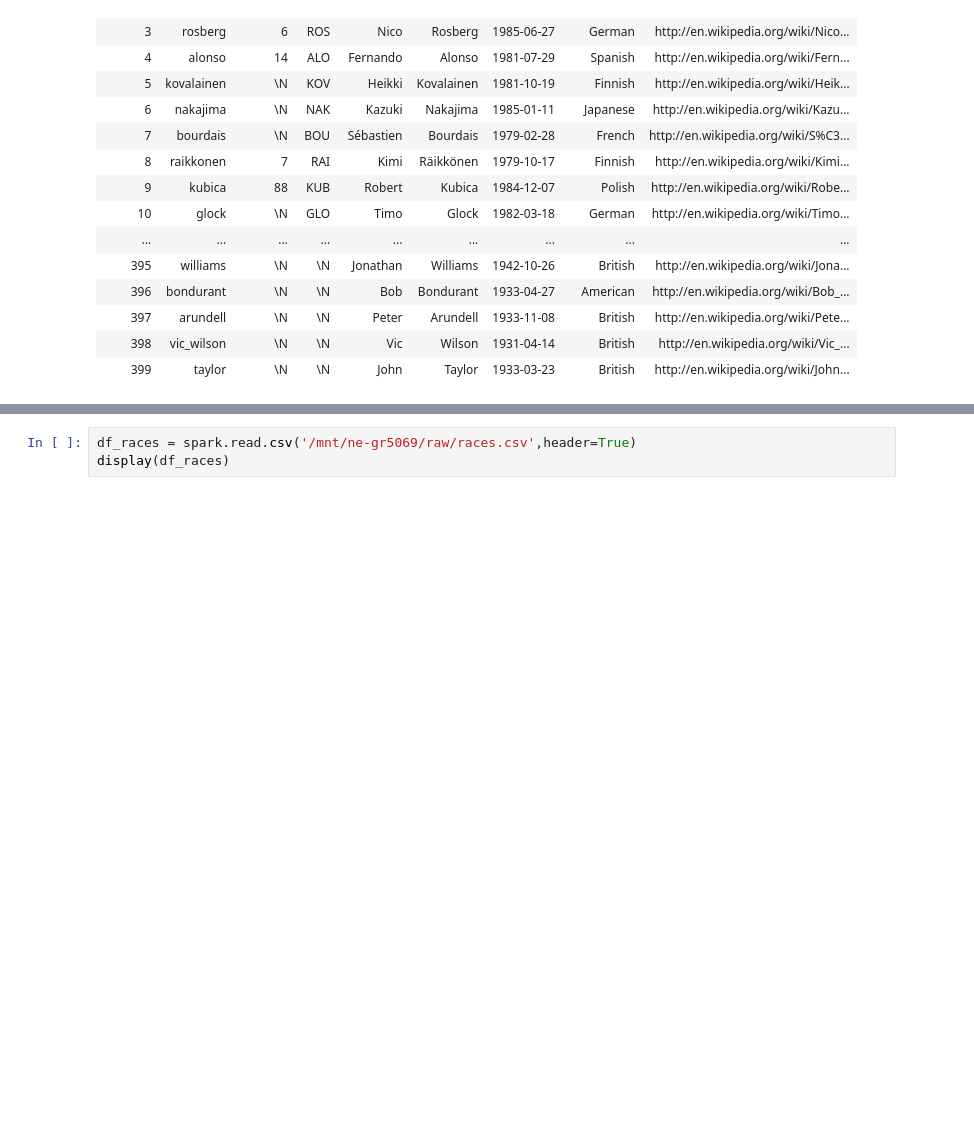
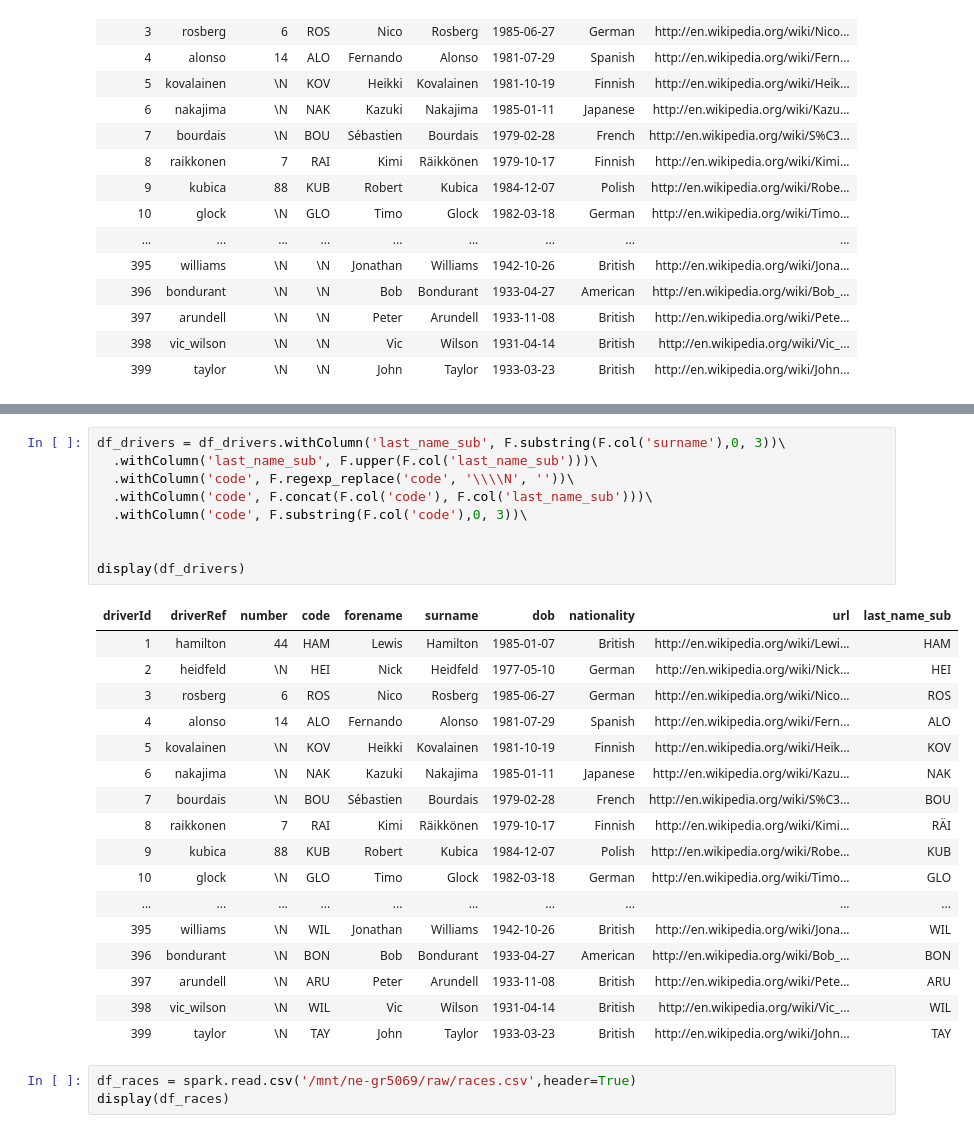
Before and after one commit to timothyLeeXQ/GR5069-PySpark-Practice-with-F1-Data, a Jupyter notebook: reports/assignment_1.ipynb, the cells around one changed output, grey strips where cells are left out. Saved outputs shown, nothing was run; the diff lists cells and outputs as text; blank space fills up the shorter version.

```diff
--- a/reports/assignment_1.ipynb
+++ b/reports/assignment_1.ipynb
@@ -178,3 +214,30 @@ display(df_drivers)
+# %%
+df_drivers = df_drivers.withColumn('last_name_sub', F.substring(F.col('surname'),0, 3))\
+  .withColumn('last_name_sub', F.upper(F.col('last_name_sub')))\
+  .withColumn('code', F.regexp_replace('code', '\\\\N', ''))\
+  .withColumn('code', F.concat(F.col('code'), F.col('last_name_sub')))\
+  .withColumn('code', F.substring(F.col('code'),0, 3))\
+
+
+display(df_drivers)
+# %% [output]
+| driverId | driverRef | number | code | forename | surname | dob | nationality | url | last_name_sub |
+| 1 | hamilton | 44 | HAM | Lewis | Hamilton | 1985-01-07 | British | http://en.wikipedia.org/wiki/Lewi... | HAM |
+| 2 | heidfeld | \N | HEI | Nick | Heidfeld | 1977-05-10 | German | http://en.wikipedia.org/wiki/Nick... | HEI |
+| 3 | rosberg | 6 | ROS | Nico | Rosberg | 1985-06-27 | German | http://en.wikipedia.org/wiki/Nico... | ROS |
+| 4 | alonso | 14 | ALO | Fernando | Alonso | 1981-07-29 | Spanish | http://en.wikipedia.org/wiki/Fern... | ALO |
+| 5 | kovalainen | \N | KOV | Heikki | Kovalainen | 1981-10-19 | Finnish | http://en.wikipedia.org/wiki/Heik... | KOV |
+| 6 | nakajima | \N | NAK | Kazuki | Nakajima | 1985-01-11 | Japanese | http://en.wikipedia.org/wiki/Kazu... | NAK |
+| 7 | bourdais | \N | BOU | Sébastien | Bourdais | 1979-02-28 | French | http://en.wikipedia.org/wiki/S%C3... | BOU |
+| 8 | raikkonen | 7 | RAI | Kimi | Räikkönen | 1979-10-17 | Finnish | http://en.wikipedia.org/wiki/Kimi... | RÄI |
+| 9 | kubica | 88 | KUB | Robert | Kubica | 1984-12-07 | Polish | http://en.wikipedia.org/wiki/Robe... | KUB |
+| 10 | glock | \N | GLO | Timo | Glock | 1982-03-18 | German | http://en.wikipedia.org/wiki/Timo... | GLO |
+| ... | ... | ... | ... | ... | ... | ... | ... | ... | ... |
+| 395 | williams | \N | WIL | Jonathan | Williams | 1942-10-26 | British | http://en.wikipedia.org/wiki/Jona... | WIL |
+| 396 | bondurant | \N | BON | Bob | Bondurant | 1933-04-27 | American | http://en.wikipedia.org/wiki/Bob_... | BON |
+| 397 | arundell | \N | ARU | Peter | Arundell | 1933-11-08 | British | http://en.wikipedia.org/wiki/Pete... | ARU |
+| 398 | vic_wilson | \N | WIL | Vic | Wilson | 1931-04-14 | British | http://en.wikipedia.org/wiki/Vic_... | WIL |
+| 399 | taylor | \N | TAY | John | Taylor | 1933-03-23 | British | http://en.wikipedia.org/wiki/John... | TAY |
 # %%
 df_races = spark.read.csv('/mnt/ne-gr5069/raw/races.csv',header=True)
 display(df_races)
```
Also changed, not shown: parts of 6 cells of this notebook, 2 other files.
